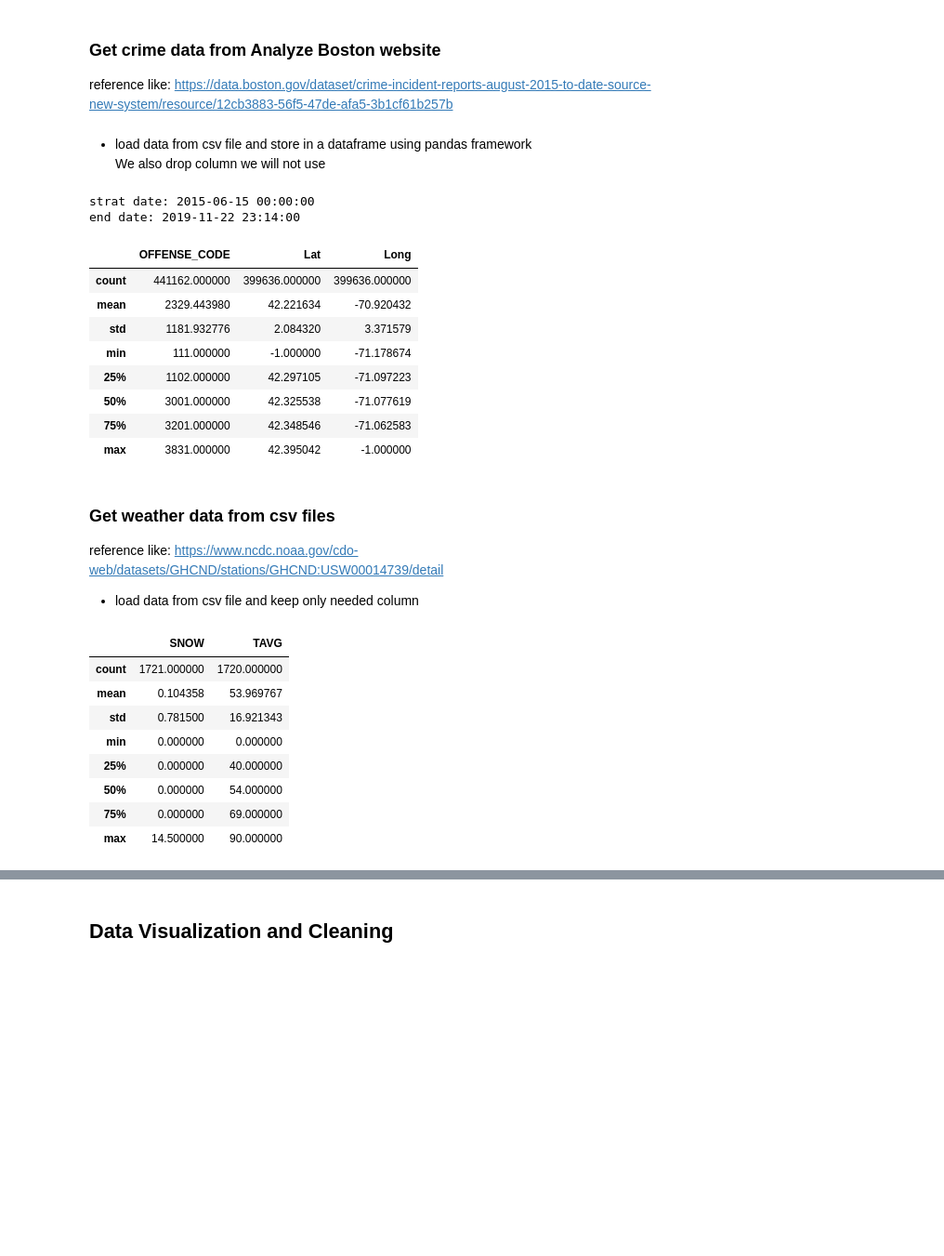
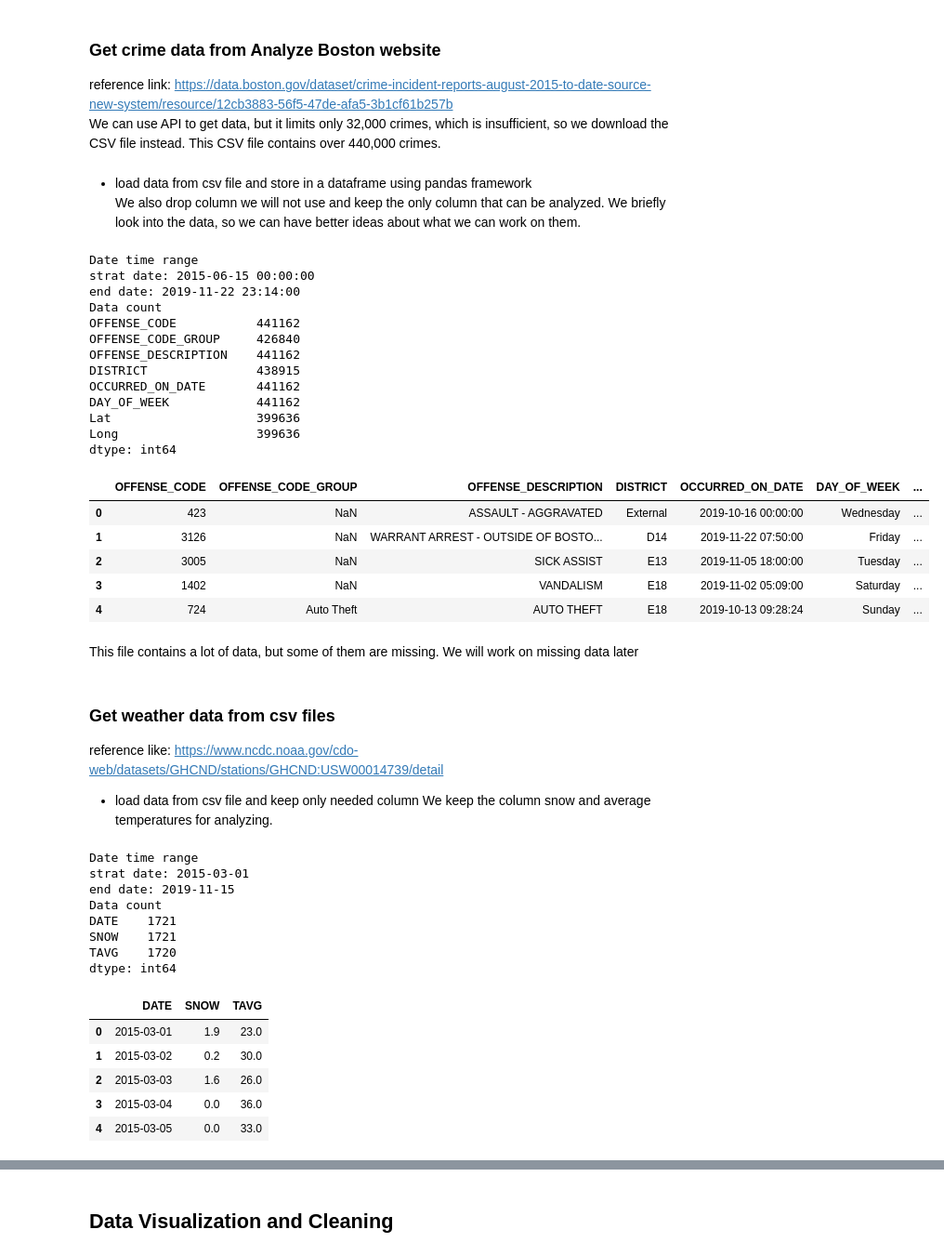
Before and after one commit to chaipi-chaya/Boston-Crime-Analysis, a Jupyter notebook: analysis/data_preprocess.ipynb, the cells around one changed output, grey strips where cells are left out. Shown at 93% size. Cells and saved outputs as stored; diff of their text form; code cells hidden in the pictures; blank space fills up the shorter version.

```diff
--- a/data_preprocess.ipynb
+++ b/analysis/data_preprocess.ipynb
@@ -3,50 +5,75 @@
 # %% [markdown]
 ### Get crime data from Analyze Boston website
-reference like: https://data.boston.gov/dataset/crime-incident-reports-august-2015-to-date-source-new-system/resource/12cb3883-56f5-47de-afa5-3b1cf61b257b
+reference link: https://data.boston.gov/dataset/crime-incident-reports-august-2015-to-date-source-new-system/resource/12cb3883-56f5-47de-afa5-3b1cf61b257b <br/>
+We can use API to get data, but it limits only 32,000 crimes, which is insufficient, so we download the CSV file instead. This CSV file contains over 440,000 crimes.
 # %% [markdown]
 - load data from csv file and store in a dataframe using pandas framework <br/>
-We also drop column we will not use
+We also drop column we will not use and keep the only column that can be analyzed. We briefly look into the data, so we can have better ideas about what we can work on them.
 # %%
 import pandas as pd
 
-crime = pd.read_csv('data/crime.csv')
+crime = pd.read_csv('../data/crime.csv')
 crime['OCCURRED_ON_DATE'] = pd.to_datetime(crime['OCCURRED_ON_DATE'])
 crime['Lat'] = pd.to_numeric(crime['Lat'])
 crime['Long'] = pd.to_numeric(crime['Long'])
+print("Date time range")
 print("strat date:", crime['OCCURRED_ON_DATE'].min())
 print("end date:", crime['OCCURRED_ON_DATE'].max())
 # drop redundance column
 crime = crime.drop(['HOUR', 'Location', 'MONTH', 'REPORTING_AREA','SHOOTING', 'STREET', 'YEAR', 'UCR_PART', 'INCIDENT_NUMBER'], axis=1)
-crime.describe()
+print("Data count")
+print(crime.count())
+crime.head()
 # %% [output]
+Date time range
 strat date: 2015-06-15 00:00:00
 end date: 2019-11-22 23:14:00
+Data count
+OFFENSE_CODE           441162
+OFFENSE_CODE_GROUP     426840
+OFFENSE_DESCRIPTION    441162
+DISTRICT               438915
+OCCURRED_ON_DATE       441162
+DAY_OF_WEEK            441162
+Lat                    399636
+Long                   399636
+dtype: int64
-|  | OFFENSE_CODE | Lat | Long |
-| count | 441162.000000 | 399636.000000 | 399636.000000 |
-| mean | 2329.443980 | 42.221634 | -70.920432 |
-| std | 1181.932776 | 2.084320 | 3.371579 |
-| min | 111.000000 | -1.000000 | -71.178674 |
-| 25% | 1102.000000 | 42.297105 | -71.097223 |
-| 50% | 3001.000000 | 42.325538 | -71.077619 |
-| 75% | 3201.000000 | 42.348546 | -71.062583 |
-| max | 3831.000000 | 42.395042 | -1.000000 |
+|  | OFFENSE_CODE | OFFENSE_CODE_GROUP | OFFENSE_DESCRIPTION | DISTRICT | OCCURRED_ON_DATE | DAY_OF_WEEK | ... |
+| 0 | 423 | NaN | ASSAULT - AGGRAVATED | External | 2019-10-16 00:00:00 | Wednesday | ... |
+| 1 | 3126 | NaN | WARRANT ARREST - OUTSIDE OF BOSTO... | D14 | 2019-11-22 07:50:00 | Friday | ... |
+| 2 | 3005 | NaN | SICK ASSIST | E13 | 2019-11-05 18:00:00 | Tuesday | ... |
+| 3 | 1402 | NaN | VANDALISM | E18 | 2019-11-02 05:09:00 | Saturday | ... |
+| 4 | 724 | Auto Theft | AUTO THEFT | E18 | 2019-10-13 09:28:24 | Sunday | ... |
+# %% [markdown]
+This file contains a lot of data, but some of them are missing. We will work on missing data later
 # %% [markdown]
 ### Get weather data from csv files
 reference like: https://www.ncdc.noaa.gov/cdo-web/datasets/GHCND/stations/GHCND:USW00014739/detail
 
 - load data from csv file and keep only needed column
+We keep the column snow and average temperatures for analyzing.
 # %%
-weather = pd.read_csv('data/weather.csv')
+weather = pd.read_csv('../data/weather.csv')
 weather['DATE'] =  pd.to_datetime(weather['DATE']).dt.date
 weather = weather[['DATE', 'SNOW', 'TAVG']]
-weather.describe()
+print("Date time range")
+print("strat date:", weather['DATE'].min())
+print("end date:", weather['DATE'].max())
+print("Data count")
+print(weather.count())
+weather.head()
 # %% [output]
+Date time range
+strat date: 2015-03-01
+end date: 2019-11-15
+Data count
+DATE    1721
+SNOW    1721
+TAVG    1720
+dtype: int64
-|  | SNOW | TAVG |
-| count | 1721.000000 | 1720.000000 |
-| mean | 0.104358 | 53.969767 |
-| std | 0.781500 | 16.921343 |
-| min | 0.000000 | 0.000000 |
-| 25% | 0.000000 | 40.000000 |
-| 50% | 0.000000 | 54.000000 |
-| 75% | 0.000000 | 69.000000 |
-| max | 14.500000 | 90.000000 |
+|  | DATE | SNOW | TAVG |
+| 0 | 2015-03-01 | 1.9 | 23.0 |
+| 1 | 2015-03-02 | 0.2 | 30.0 |
+| 2 | 2015-03-03 | 1.6 | 26.0 |
+| 3 | 2015-03-04 | 0.0 | 36.0 |
+| 4 | 2015-03-05 | 0.0 | 33.0 |
```
Also changed, not shown: parts of 31 cells of this notebook, 25 other files.
